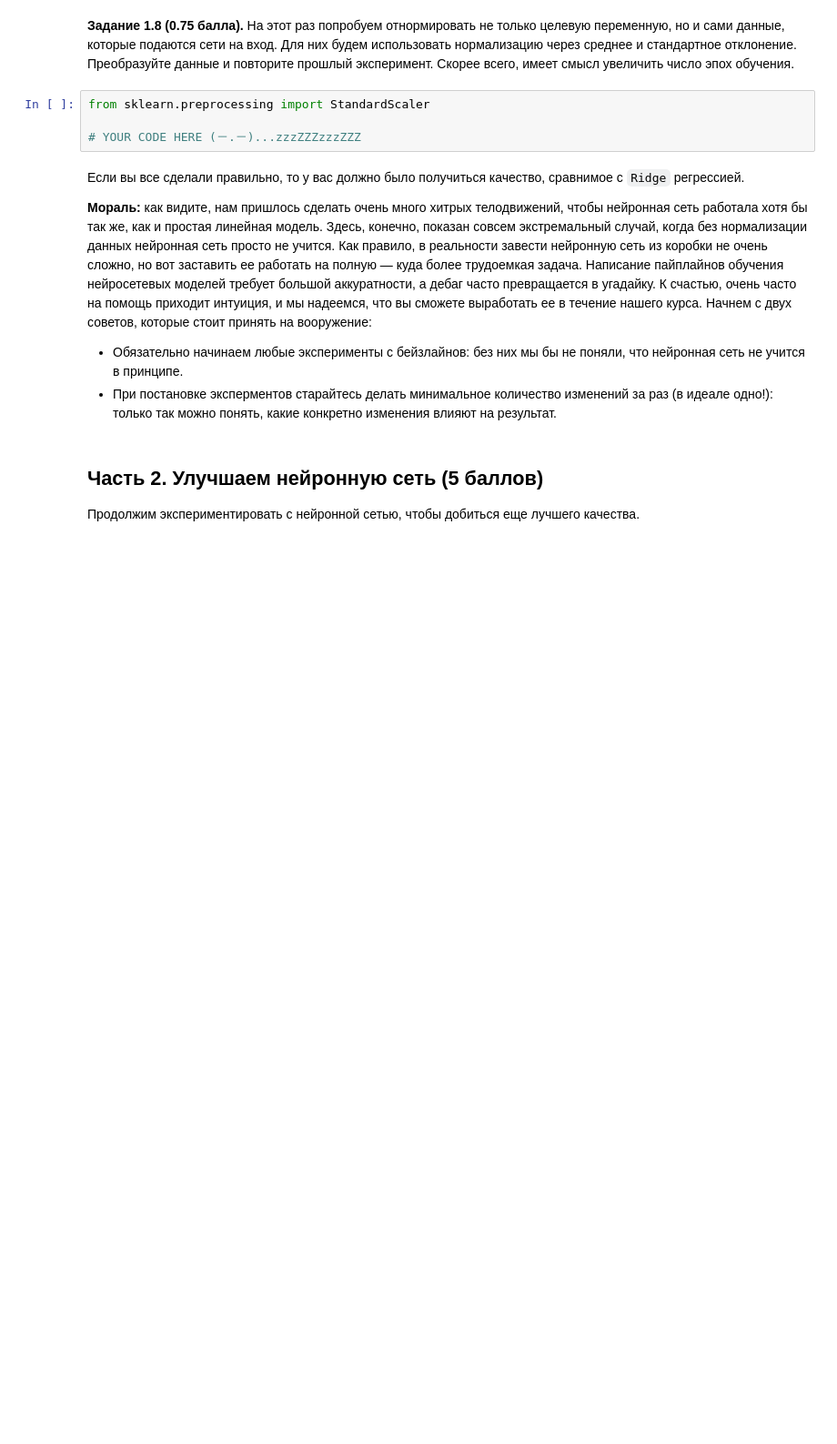
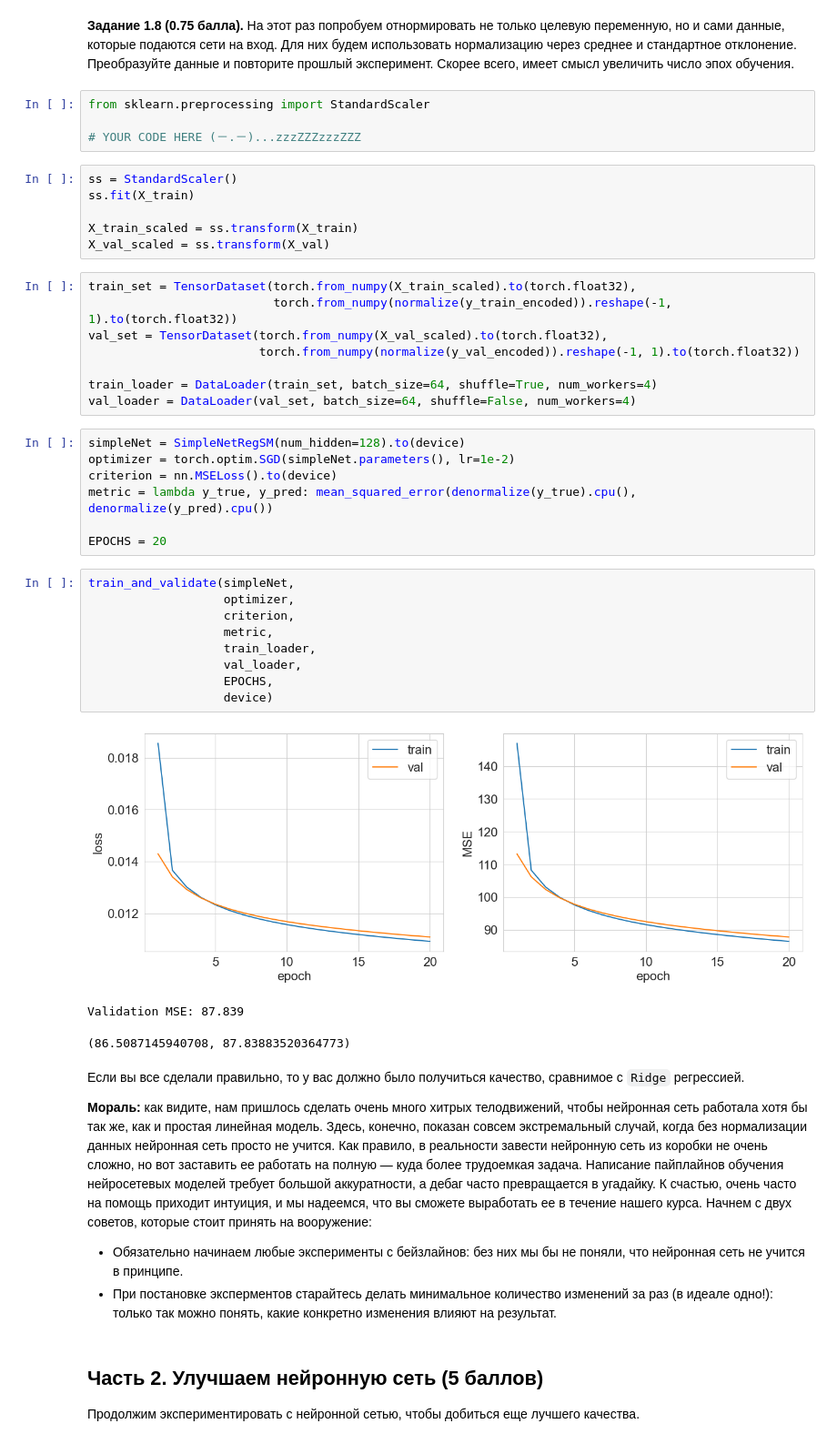
Before and after one commit to maximozerov/mlds-dl-course, a Jupyter notebook: HWs/shw-01-mlp-light.ipynb, the cells around one changed output. Shown at 91% size. Saved outputs shown, nothing was run; the diff lists cells and outputs as text; blank space fills up the shorter version.

```diff
--- a/HWs/shw-01-mlp-light.ipynb
+++ b/HWs/shw-01-mlp-light.ipynb
@@ -381,6 +464,40 @@ def denormalize(sample):
 from sklearn.preprocessing import StandardScaler
 
 # YOUR CODE HERE (－.－)...zzzZZZzzzZZZ
+# %%
+ss = StandardScaler()
+ss.fit(X_train)
+
+X_train_scaled = ss.transform(X_train)
+X_val_scaled = ss.transform(X_val)
+# %%
+train_set = TensorDataset(torch.from_numpy(X_train_scaled).to(torch.float32),
+                          torch.from_numpy(normalize(y_train_encoded)).reshape(-1, 1).to(torch.float32))
+val_set = TensorDataset(torch.from_numpy(X_val_scaled).to(torch.float32),
+                        torch.from_numpy(normalize(y_val_encoded)).reshape(-1, 1).to(torch.float32))
+
+train_loader = DataLoader(train_set, batch_size=64, shuffle=True, num_workers=4)
+val_loader = DataLoader(val_set, batch_size=64, shuffle=False, num_workers=4)
+# %%
+simpleNet = SimpleNetRegSM(num_hidden=128).to(device)
+optimizer = torch.optim.SGD(simpleNet.parameters(), lr=1e-2)
+criterion = nn.MSELoss().to(device)
+metric = lambda y_true, y_pred: mean_squared_error(denormalize(y_true).cpu(), denormalize(y_pred).cpu())
+
+EPOCHS = 20
+# %%
+train_and_validate(simpleNet,
+                   optimizer,
+                   criterion,
+                   metric,
+                   train_loader,
+                   val_loader,
+                   EPOCHS,
+                   device)
+# %% [output]
+[figure, added]
+Validation MSE: 87.839
+(86.5087145940708, 87.83883520364773)
 # %% [markdown]
 Если вы все сделали правильно, то у вас должно было получиться качество, сравнимое с `Ridge` регрессией.
 
```
Also changed, not shown: parts of 61 cells of this notebook.
